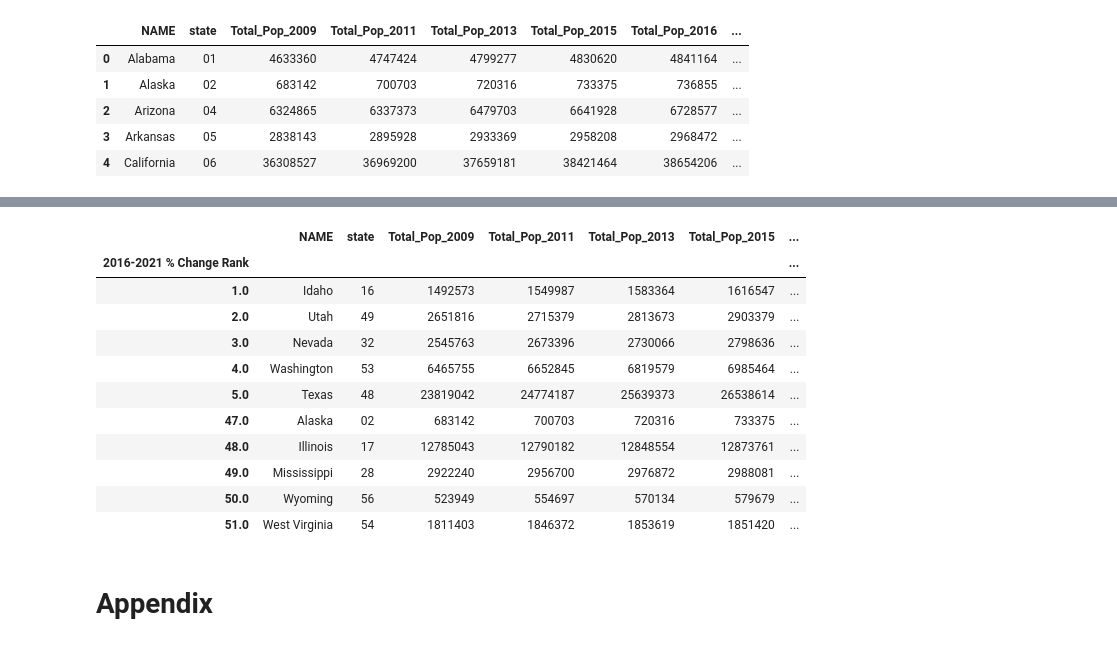
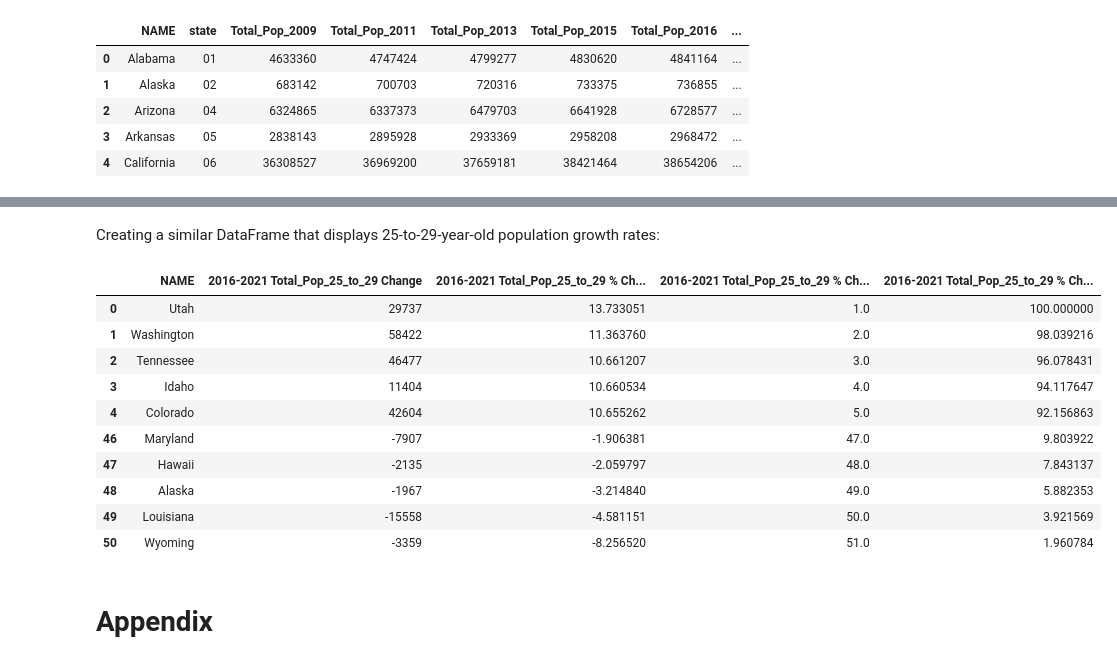
Before and after one commit to kburchfiel/pfn, a Jupyter notebook: Census_Data_Imports/census_data_imports_v2.ipynb, the cells around one changed output, grey strips where cells are left out. Saved outputs shown, nothing was run; the diff lists cells and outputs as text; code cells hidden in the pictures.

```diff
--- a/Census_Data_Imports/census_data_imports_v2.ipynb
+++ b/Census_Data_Imports/census_data_imports_v2.ipynb
@@ -685,0 +752,11 @@ df_growth_data_by_year_pivot
+# %%
+def gen_display_cols(col_root):
+    '''This function specifies which DataFrame columns to display within a
+    given output. It does so by adding various suffixes to a col_root
+    value (e.g. '2016-2021 Total_Pop'.'''
+    return ['NAME', f'{col_root} Change', f'{col_root} % Change',
+            f'{col_root} % Change Rank', f'{col_root} % Change Percentile']
+# %%
+total_pop_display_cols = gen_display_cols(total_pop_col_root)
+young_pop_display_cols = gen_display_cols(young_pop_col_root)
+total_pop_display_cols
@@ -748,7 +869,7 @@ for year in years_to_retrieve:
         survey = 'acs5', year = year,
         region = 'state',
         variable_list = grad_destinations_variable_list,
-        rename_data_fields = True, field_names_dict = grad_destinations_alias_dict,
+        rename_data_fields = True, field_vars_dict = grad_destinations_alias_dict,
         key = key)
     census_data_by_year_df_list.append(df_data)
 df_state_growth_data_by_year = pd.concat(df for df in census_data_by_year_df_list)
@@ -835,0 +958,8 @@ Creating a DataFrame that shows the 5 states with the highest and lowest populat
+# %%
+df_state_growth_data_by_year_pivot.sort_values(
+    total_pop_sort_column, inplace = True)
+df_state_growth_data_by_year_pivot.reset_index(drop=True, inplace = True)
+pd.concat(
+    [df_state_growth_data_by_year_pivot.head(5),
+    df_state_growth_data_by_year_pivot.tail(5)])[
+total_pop_display_cols]
@@ -836,21 +978,25 @@ Creating a DataFrame that shows the 5 states with the highest and lowest populat
+# %% [markdown]
+Creating a similar DataFrame that displays 25-to-29-year-old population growth rates:
 # %%
-df_state_growth_data_by_year_pivot.sort_values(sort_column, inplace = True)
+df_state_growth_data_by_year_pivot.sort_values(
+    young_pop_sort_column, inplace = True)
+df_state_growth_data_by_year_pivot.reset_index(drop=True, inplace = True)
 pd.concat(
     [df_state_growth_data_by_year_pivot.head(5),
-    df_state_growth_data_by_year_pivot.tail(5)]).set_index(sort_column)
+    df_state_growth_data_by_year_pivot.tail(5)])[
+young_pop_display_cols]
 # %% [output]
-|  | NAME | state | Total_Pop_2009 | Total_Pop_2011 | Total_Pop_2013 | Total_Pop_2015 | ... |
-| 2016-2021 % Change Rank |  |  |  |  |  |  | ... |
-| 1.0 | Idaho | 16 | 1492573 | 1549987 | 1583364 | 1616547 | ... |
-| 2.0 | Utah | 49 | 2651816 | 2715379 | 2813673 | 2903379 | ... |
-| 3.0 | Nevada | 32 | 2545763 | 2673396 | 2730066 | 2798636 | ... |
-| 4.0 | Washington | 53 | 6465755 | 6652845 | 6819579 | 6985464 | ... |
-| 5.0 | Texas | 48 | 23819042 | 24774187 | 25639373 | 26538614 | ... |
-| 47.0 | Alaska | 02 | 683142 | 700703 | 720316 | 733375 | ... |
-| 48.0 | Illinois | 17 | 12785043 | 12790182 | 12848554 | 12873761 | ... |
-| 49.0 | Mississippi | 28 | 2922240 | 2956700 | 2976872 | 2988081 | ... |
-| 50.0 | Wyoming | 56 | 523949 | 554697 | 570134 | 579679 | ... |
-| 51.0 | West Virginia | 54 | 1811403 | 1846372 | 1853619 | 1851420 | ... |
+|  | NAME | 2016-2021 Total_Pop_25_to_29 Change | 2016-2021 Total_Pop_25_to_29 % Ch... | 2016-2021 Total_Pop_25_to_29 % Ch... | 2016-2021 Total_Pop_25_to_29 % Ch... |
+| 0 | Utah | 29737 | 13.733051 | 1.0 | 100.000000 |
+| 1 | Washington | 58422 | 11.363760 | 2.0 | 98.039216 |
+| 2 | Tennessee | 46477 | 10.661207 | 3.0 | 96.078431 |
+| 3 | Idaho | 11404 | 10.660534 | 4.0 | 94.117647 |
+| 4 | Colorado | 42604 | 10.655262 | 5.0 | 92.156863 |
+| 46 | Maryland | -7907 | -1.906381 | 47.0 | 9.803922 |
+| 47 | Hawaii | -2135 | -2.059797 | 48.0 | 7.843137 |
+| 48 | Alaska | -1967 | -3.214840 | 49.0 | 5.882353 |
+| 49 | Louisiana | -15558 | -4.581151 | 50.0 | 3.921569 |
+| 50 | Wyoming | -3359 | -8.256520 | 51.0 | 1.960784 |
 # %% [markdown]
 # Appendix
 # %% [markdown]
```
Also changed, not shown: parts of 38 cells of this notebook, 8 other files.
